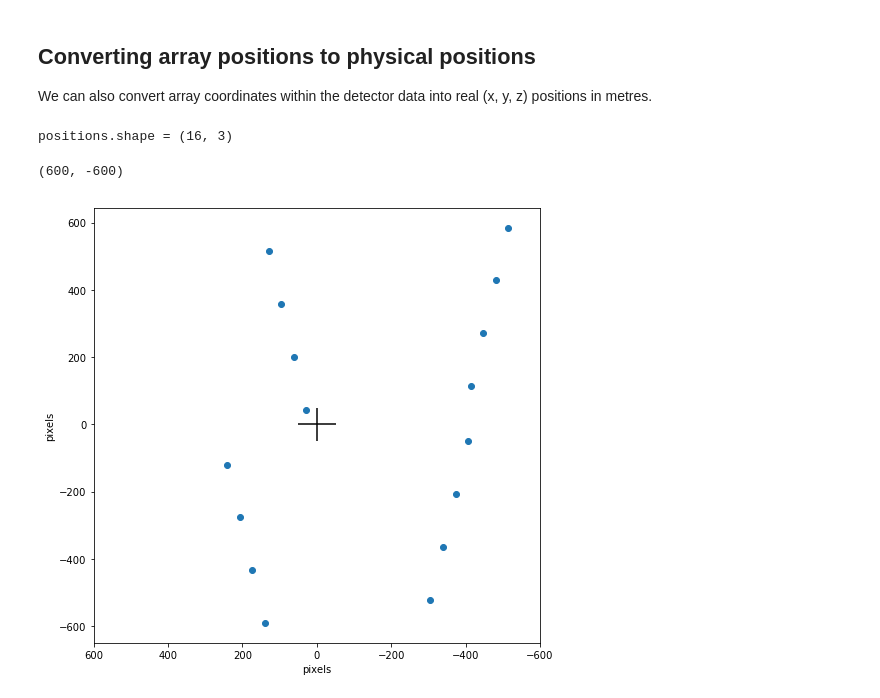
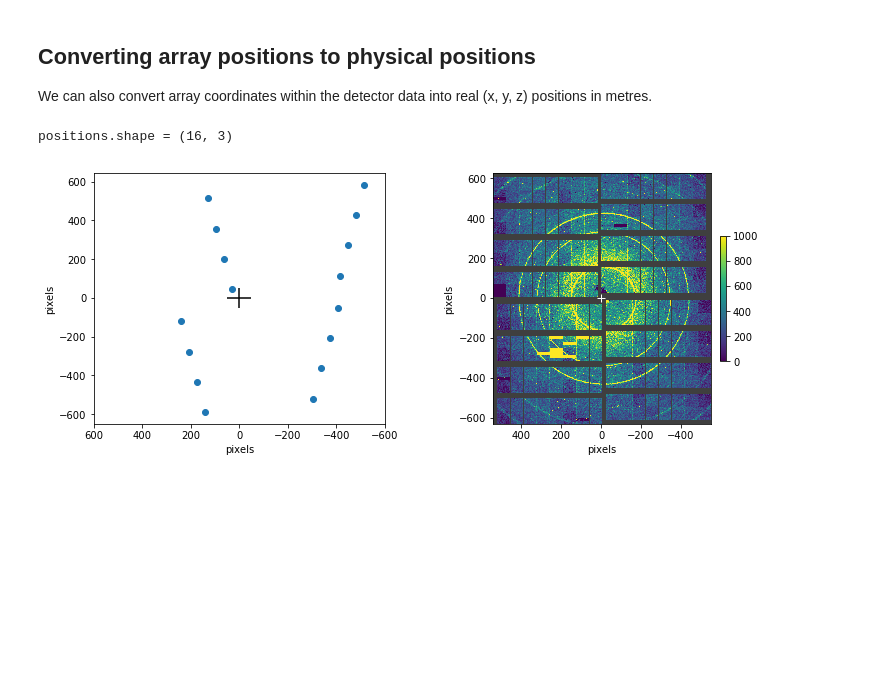
Before and after one commit to European-XFEL/karabo_data, a Jupyter notebook: docs/agipd_geometry.ipynb, the cells around one changed output. Saved outputs shown, nothing was run; the diff lists cells and outputs as text; code cells hidden in the pictures; blank space fills up the shorter version.

```diff
--- a/docs/agipd_geometry.ipynb
+++ b/docs/agipd_geometry.ipynb
@@ -91,24 +107,24 @@ fast_scan = np.full(fill_value=40.1, shape=16)  # Fixed y position in each modul
 # %%
 positions = geom.data_coords_to_positions(module_no, slow_scan, fast_scan)
 print("positions.shape =", positions.shape)  # (point, x/y/z)
 
 # Convert metres to pixel units to compare with plots above
 px = positions[:, 0] / geom.pixel_size
 py = positions[:, 1] / geom.pixel_size
 
-fig, axes = plt.subplots(1, 2, figsize=(8, 4.5))
-axes[0].scatter(px, py)
+fig, (ax0, ax1) = plt.subplots(1, 2, figsize=(12, 6))
 
-axes[0].set_xlabel('pixels')
-axes[0].set_ylabel('pixels')
-axes[0].hlines(0, -50, 50)  # Draw a cross at the origin
-axes[0].vlines(0, -50, 50)  #
-axes[0].set_xlim(600, -600)  # Invert x-axis to match plots above
+ax0.scatter(px, py)
+ax0.set_xlabel('pixels')
+ax0.set_ylabel('pixels')
+ax0.hlines(0, -50, 50)  # Draw a cross at the origin
+ax0.vlines(0, -50, 50)  #
+ax0.set_xlim(600, -600)  # Invert x-axis to match plots above
 
-axes[1] = geom.plot_data_fast(stacked_pulse, vmin=0, vmax=1000, ax=axes[1],
-                         colorbar={'shrink':0.45, 'pad':0.03, 'orientation':'vertical'})
+# Display the image alongside it for comparison
+geom.plot_data_fast(stacked_pulse, vmin=0, vmax=1000, ax=ax1,
+                    colorbar={'shrink': 0.5, 'pad': 0.03})
 fig.subplots_adjust(bottom=0.3, wspace=0.3)
 # %% [output]
 positions.shape = (16, 3)
-(600, -600)
-[figure, old version]
+[figure, new version]
```
Also changed, not shown: parts of 6 cells of this notebook.
